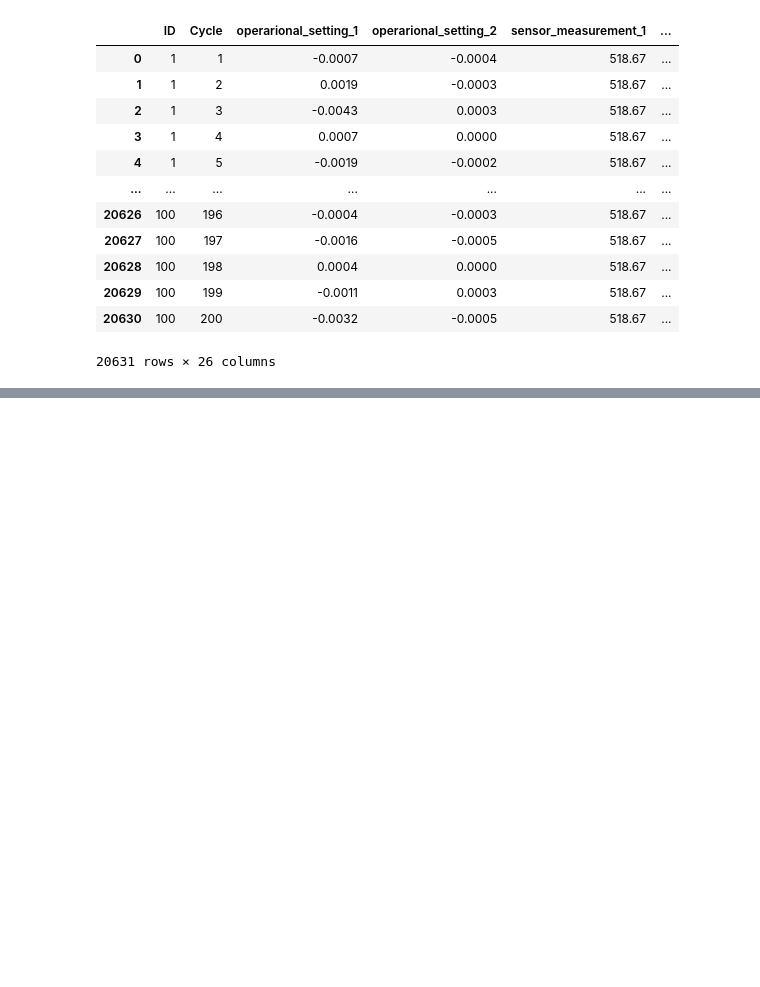
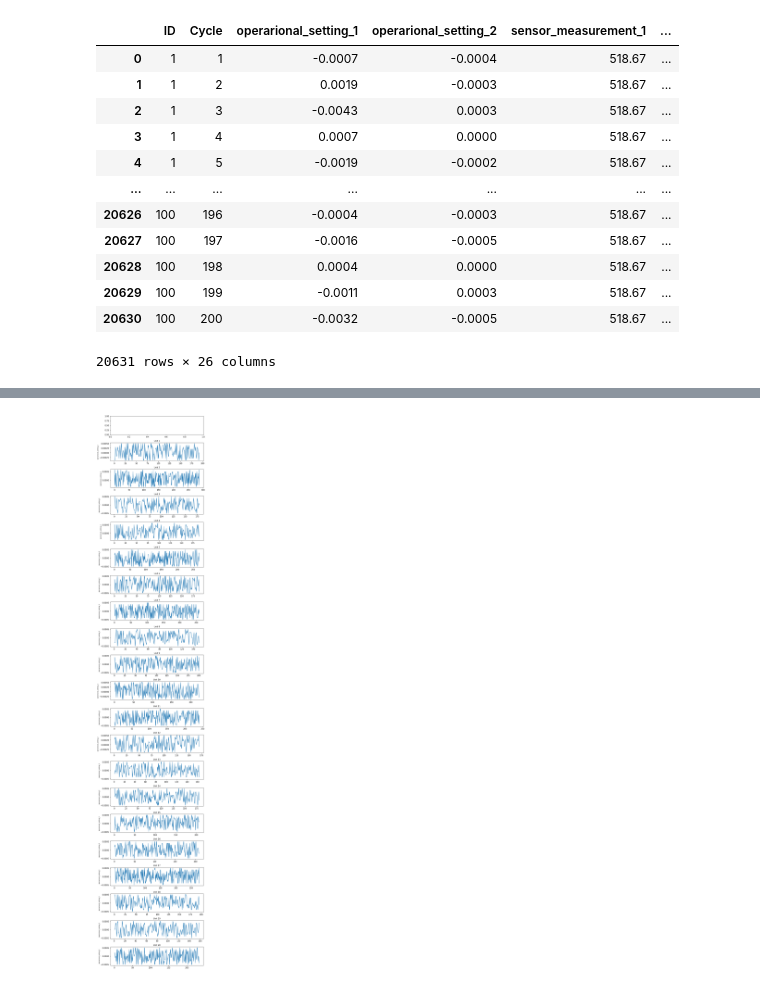
Before and after one commit to LorenzoCastroDS/TFM, a Jupyter notebook: Engine Prognosis Modelling.ipynb, the cells around one changed output, grey strips where cells are left out. Cells and saved outputs as stored; diff of their text form; code cells hidden in the pictures; blank space fills up the shorter version.

```diff
--- a/Engine Prognosis Modelling.ipynb
+++ b/Engine Prognosis Modelling.ipynb
@@ -345,0 +338,13 @@ TypeError: 'Figure' object is not subscriptable
+# %%
+fig, ax = plt.subplots(nrows=len(ID_list)+1,  figsize=(8,len(ID_list)*2))
+for i in ID_list:
+    #a trick to get a list of 0 to whatever
+    filt = df_train_1['ID'] == i #filter the dataframe for each item in the list
+
+    ax[i].plot(df_train_1.loc[filt]['Cycle'],df_train_1.loc[filt]['operarional_setting_2']) #plotting the filtered dataframe. The brackets make the axis variable dynamic
+
+    ax[i].set_title("Unit %i" %i, size=10) #here I am setting the title of each subplot to be the category
+    ax[i].set_ylabel('operarional_setting_2', size=7) #setting the ylabel and font size
+plt.tight_layout()
+# %% [output]
+[figure, added]
```
Also changed, not shown: parts of 34 cells of this notebook.
